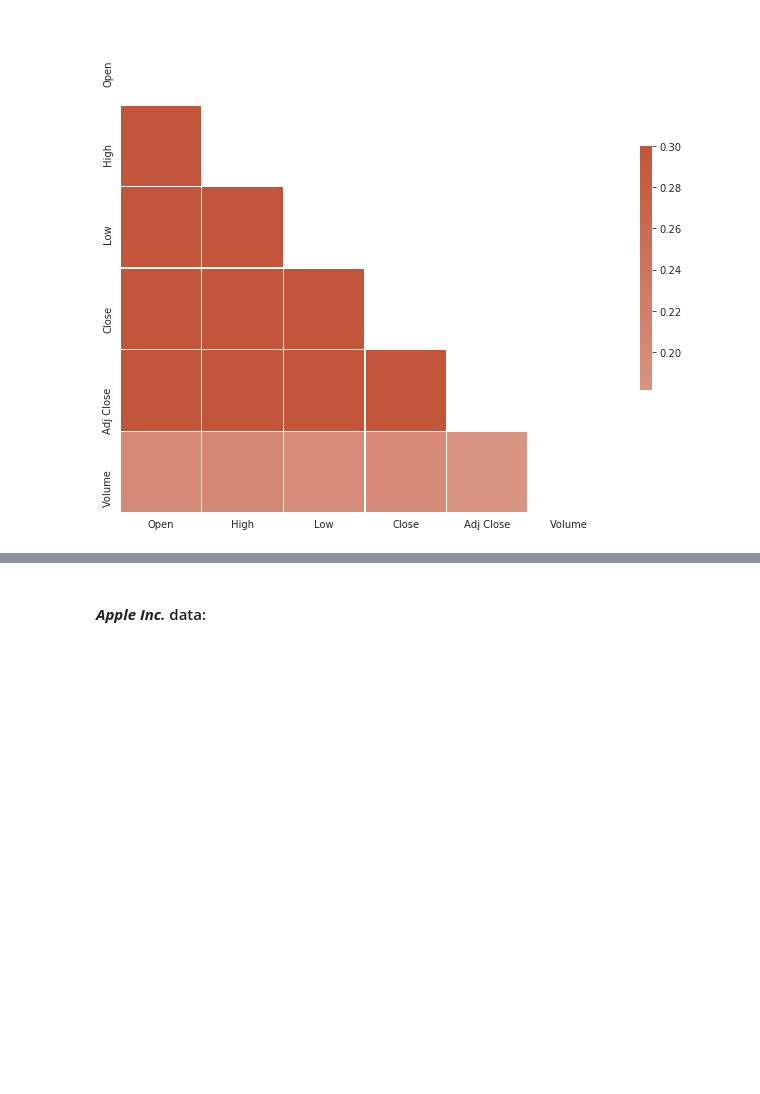
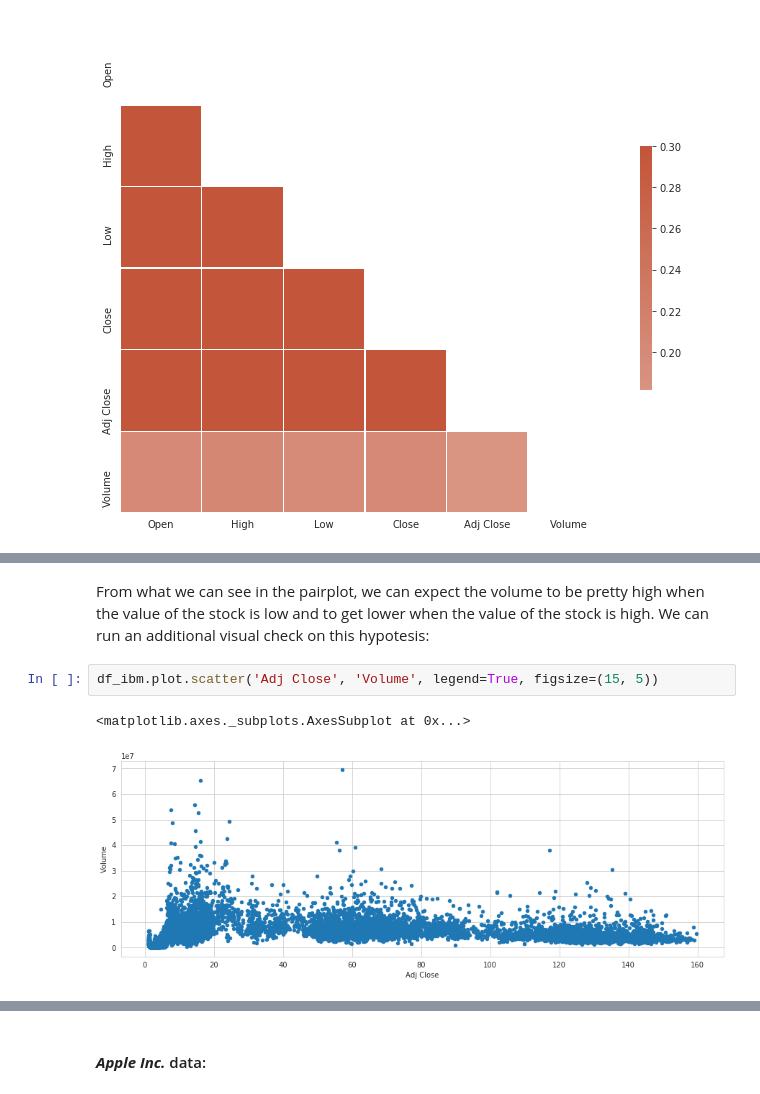
Before and after one commit to alfreedolf/ml-spp, a Jupyter notebook: DeepAR-StockPricesPredictions.ipynb, the cells around one changed output, grey strips where cells are left out. Drawn from its saved outputs; the diff is of its cells as text; blank space fills up the shorter version.

```diff
--- a/DeepAR-StockPricesPredictions.ipynb
+++ b/DeepAR-StockPricesPredictions.ipynb
@@ -297,0 +296,8 @@ Nominally, the Volume feature has a lower correlation with the other feature, bu
+# %% [markdown]
+From what we can see in the pairplot, we can expect the volume to be pretty high when the value of the stock is low and to get lower when the value of the stock is high.
+We can run an additional visual check on this hypotesis:
+# %%
+df_ibm.plot.scatter('Adj Close', 'Volume', legend=True, figsize=(15, 5))
+# %% [output]
+<matplotlib.axes._subplots.AxesSubplot at 0x...>
+[figure, added]
```
Also changed, not shown: parts of 27 cells of this notebook.
